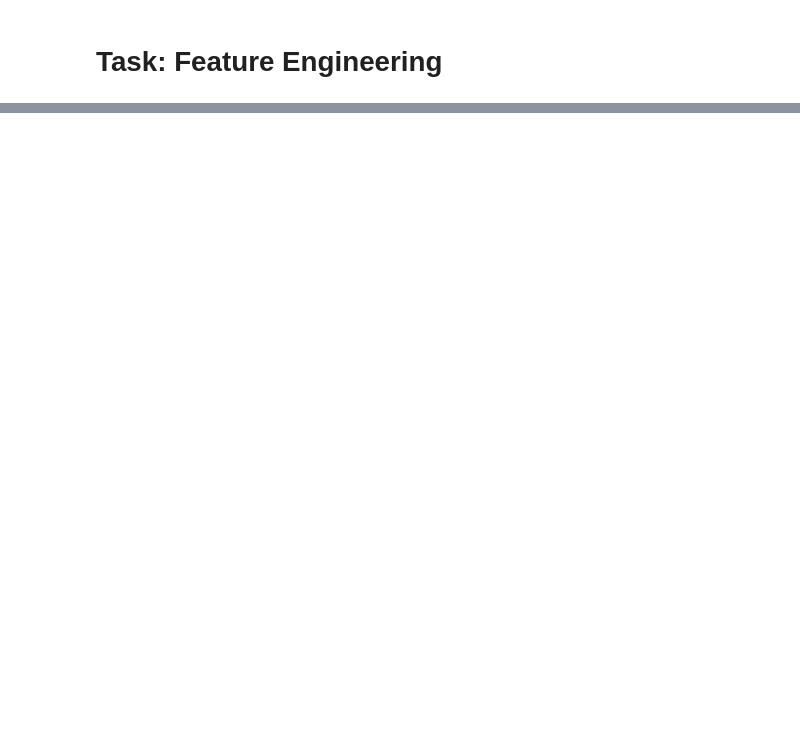
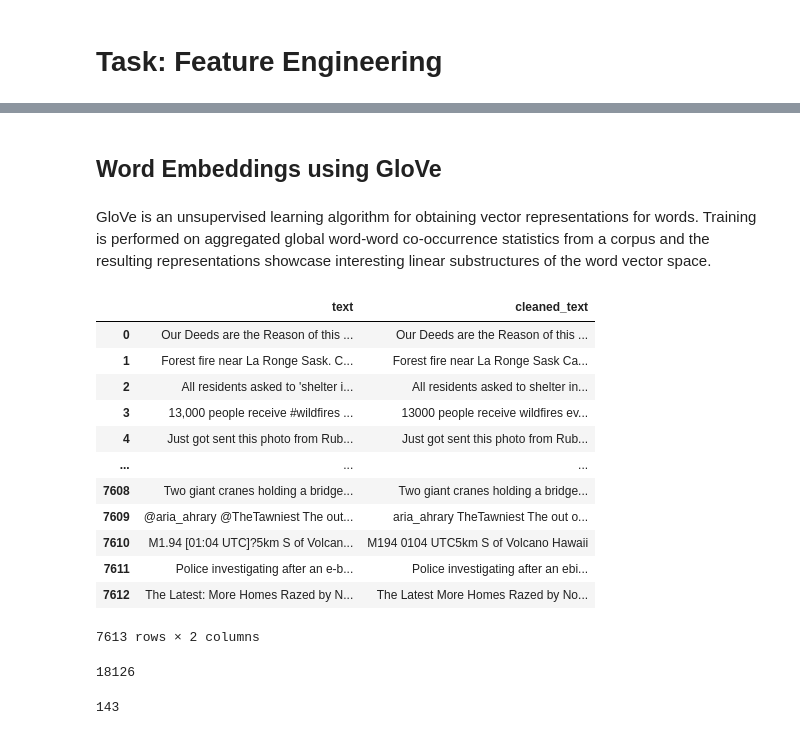
Before and after one commit to analysis86/NLP-Project-for-Disaster-Tweet-Classification, a Jupyter notebook: Note-Book/ Part 2_Feature Engineering and Model Selection.ipynb, the cells around one changed output, grey strips where cells are left out. Saved outputs shown, nothing was run; the diff lists cells and outputs as text; code cells hidden in the pictures; blank space fills up the shorter version.

```diff
--- a/Note-Book/ Part 2_Feature Engineering and Model Selection.ipynb
+++ b/Note-Book/ Part 2_Feature Engineering and Model Selection.ipynb
@@ -28,0 +148,21 @@ df.head(5)
+# %% [markdown]
+## Word Embeddings using GloVe
+# %% [markdown]
+GloVe is an unsupervised learning algorithm for obtaining vector representations for words. Training is performed on aggregated global word-word co-occurrence statistics from a corpus and the resulting representations showcase interesting linear substructures of the word vector space.
+# %%
+df1= df[['text', 'cleaned_text']]
+df1
+# %% [output]
+|  | text | cleaned_text |
+| 0 | Our Deeds are the Reason of this ... | Our Deeds are the Reason of this ... |
+| 1 | Forest fire near La Ronge Sask. C... | Forest fire near La Ronge Sask Ca... |
+| 2 | All residents asked to 'shelter i... | All residents asked to shelter in... |
+| 3 | 13,000 people receive #wildfires ... | 13000 people receive wildfires ev... |
+| 4 | Just got sent this photo from Rub... | Just got sent this photo from Rub... |
+| ... | ... | ... |
+| 7608 | Two giant cranes holding a bridge... | Two giant cranes holding a bridge... |
+| 7609 | @aria_ahrary @TheTawniest The out... | aria_ahrary TheTawniest The out o... |
+| 7610 | M1.94 [01:04 UTC]?5km S of Volcan... | M194 0104 UTC5km S of Volcano Hawaii |
+| 7611 | Police investigating after an e-b... | Police investigating after an ebi... |
+| 7612 | The Latest: More Homes Razed by N... | The Latest More Homes Razed by No... |
+7613 rows × 2 columns
@@ -28,0 +172,14 @@ df.head(5)
+# %%
+# Tokenize text
+tokenizer = Tokenizer()
+tokenizer.fit_on_texts(df['cleaned_text'])
+
+word_index = tokenizer.word_index
+vocab_size = len(word_index)
+vocab_size
+# %% [output]
+18126
+# %%
+max(len(data) for data in df['cleaned_text'])
+# %% [output]
+143
```
Also changed, not shown: parts of 61 cells of this notebook, 2 other files.
